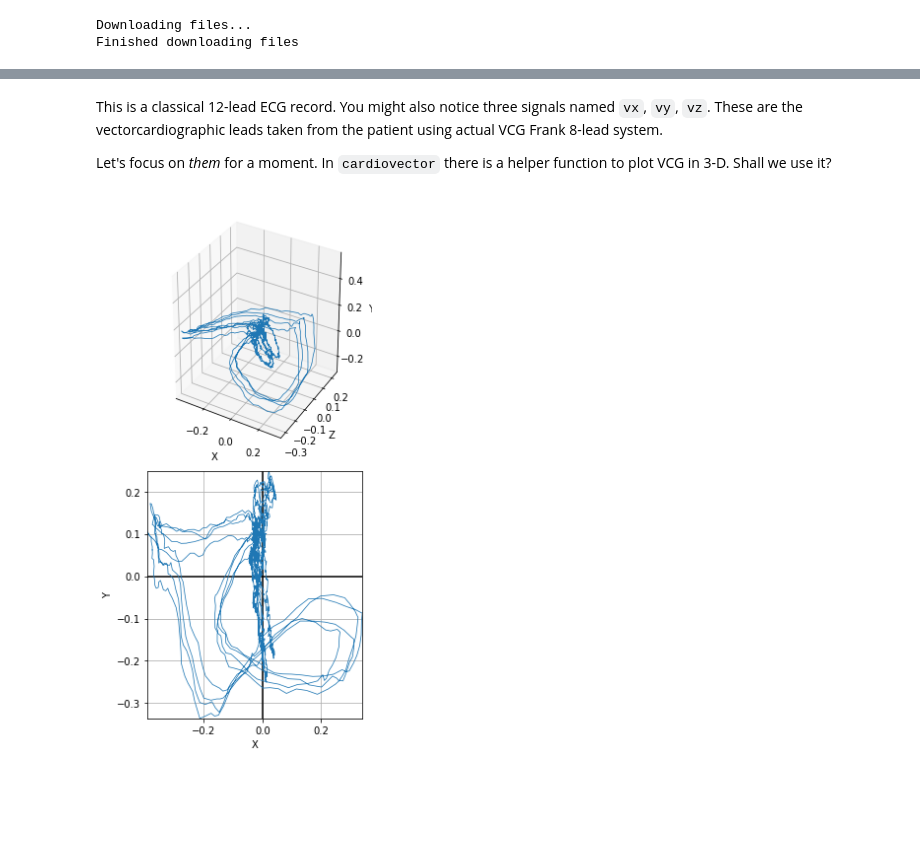
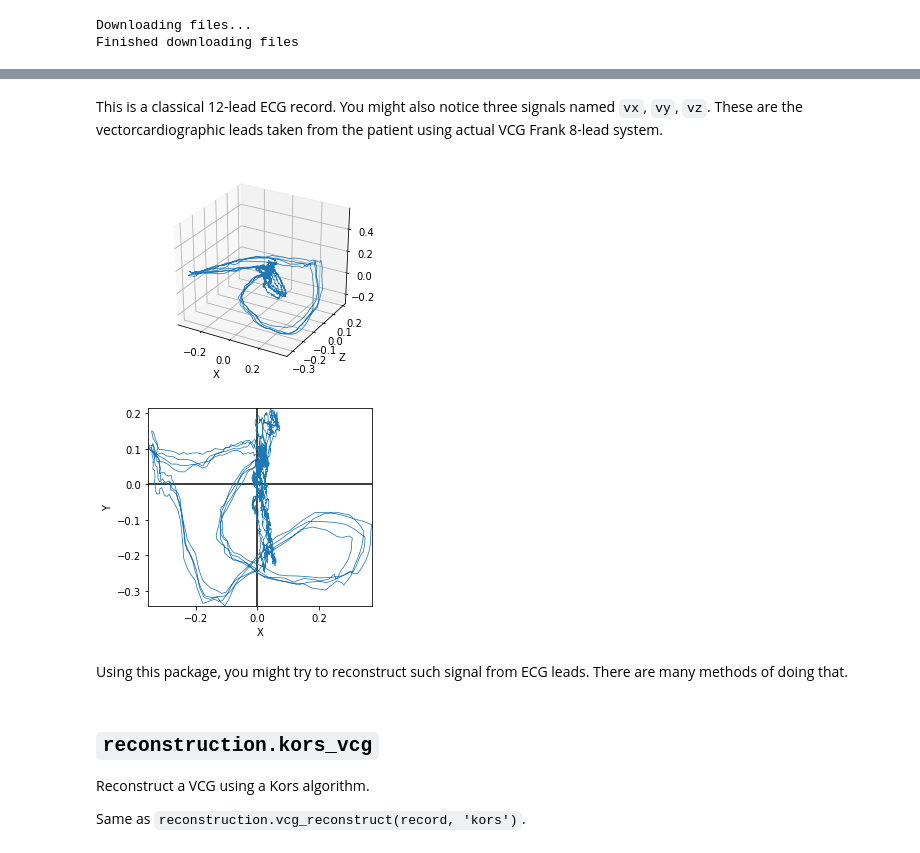
Before and after one commit to kapec94/cardiovector, a Jupyter notebook: Reconstruction.ipynb, the cells around one changed output, grey strips where cells are left out. Saved outputs shown, nothing was run; the diff lists cells and outputs as text; code cells hidden in the pictures; blank space fills up the shorter version.

```diff
--- a/Reconstruction.ipynb
+++ b/Reconstruction.ipynb
@@ -17,6 +24,8 @@ wfdb.dldatabase('ptbdb', dlbasedir='data/',
 Downloading files...
 Finished downloading files
 # %%
-record = wfdb.rdsamp('data/patient001/s0010_re', sampto=3000)
+raw_record = wfdb.rdsamp('data/patient001/s0010_re')
+record = prep.remove_baseline_wandering(raw_record)
+record = prep.recslice(record, sampto=3000)
 wfdb.plotrec(record, figsize=(8, 12))
 # %% [output]
@@ -24,15 +33,15 @@ wfdb.plotrec(record, figsize=(8, 12))
 # %% [markdown]
 This is a classical 12-lead ECG record. You might also notice three signals named `vx`, `vy`, `vz`. These are the vectorcardiographic leads taken from the patient using actual VCG Frank 8-lead system.
-
-Let's focus on *them* for a moment. In `cardiovector` there is a helper function to plot VCG in 3-D. Shall we use it?
 # %%
-from cardiovector import plotting
-
 plotting.plotvcg(record, signals=['vx', 'vy', 'vz'],
                  plot=['3d', 'frontal'])
-
-plt.tight_layout()
-plt.grid()
-plt.show()
 # %% [output]
-[figure, old version]
+[figure, new version]
+# %% [markdown]
+Using this package, you might try to reconstruct such signal from ECG leads. There are many methods of doing that.
+# %% [markdown]
+## `reconstruction.kors_vcg`
+
+Reconstruct a VCG using a Kors algorithm.
+
+Same as `reconstruction.vcg_reconstruct(record, 'kors')`.
```
Also changed, not shown: parts of 13 cells of this notebook, 8 other files.
